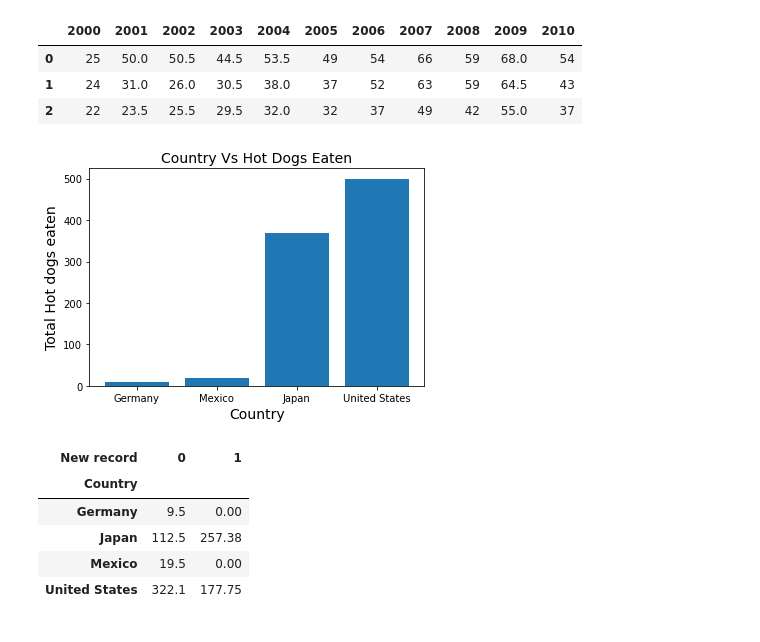
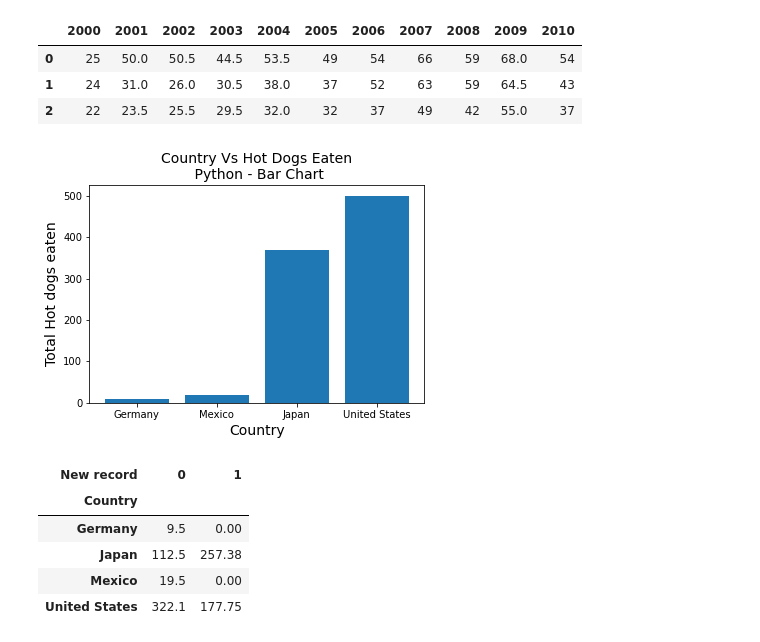
Before and after one commit to samantoz/dsc640-data_presentation, a Jupyter notebook: notebook/week1.ipynb, the cells around one changed output. Saved outputs shown, nothing was run; the diff lists cells and outputs as text; code cells hidden in the pictures.

```diff
--- a/notebook/week1.ipynb
+++ b/notebook/week1.ipynb
@@ -46,15 +46,15 @@ hotdog_places_df
 # %%
 import matplotlib.pyplot as plt
 # Bar Plot showing total hot dog eaten
 agg_country = hotdog_contest_winner_df[['Country', 'Dogs eaten']].groupby(['Country']).sum().sort_values('Dogs eaten')
 plt.bar(agg_country.index,
         agg_country['Dogs eaten'])
-plt.title('Country Vs Hot Dogs Eaten', fontsize=14)
+plt.title('Country Vs Hot Dogs Eaten\n Python - Bar Chart', fontsize=14)
 plt.xlabel('Country', fontsize=14)
 plt.ylabel('Total Hot dogs eaten', fontsize=14)
 plt.show()
 # %% [output]
-[figure, old version]
+[figure, new version]
 # %%
 # Stacked bar chart
 
```
Also changed, not shown: parts of 5 cells of this notebook, 9 other files.
